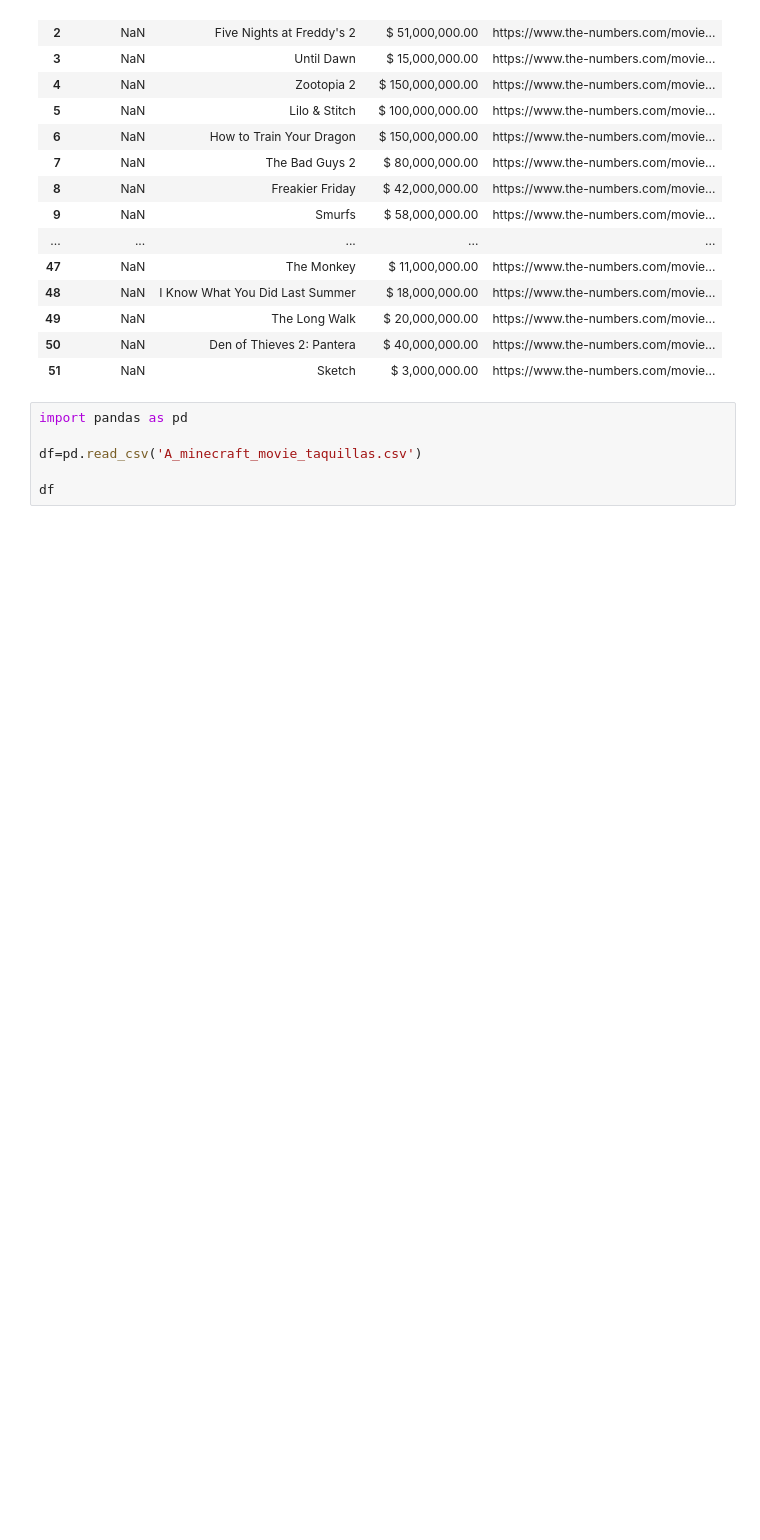
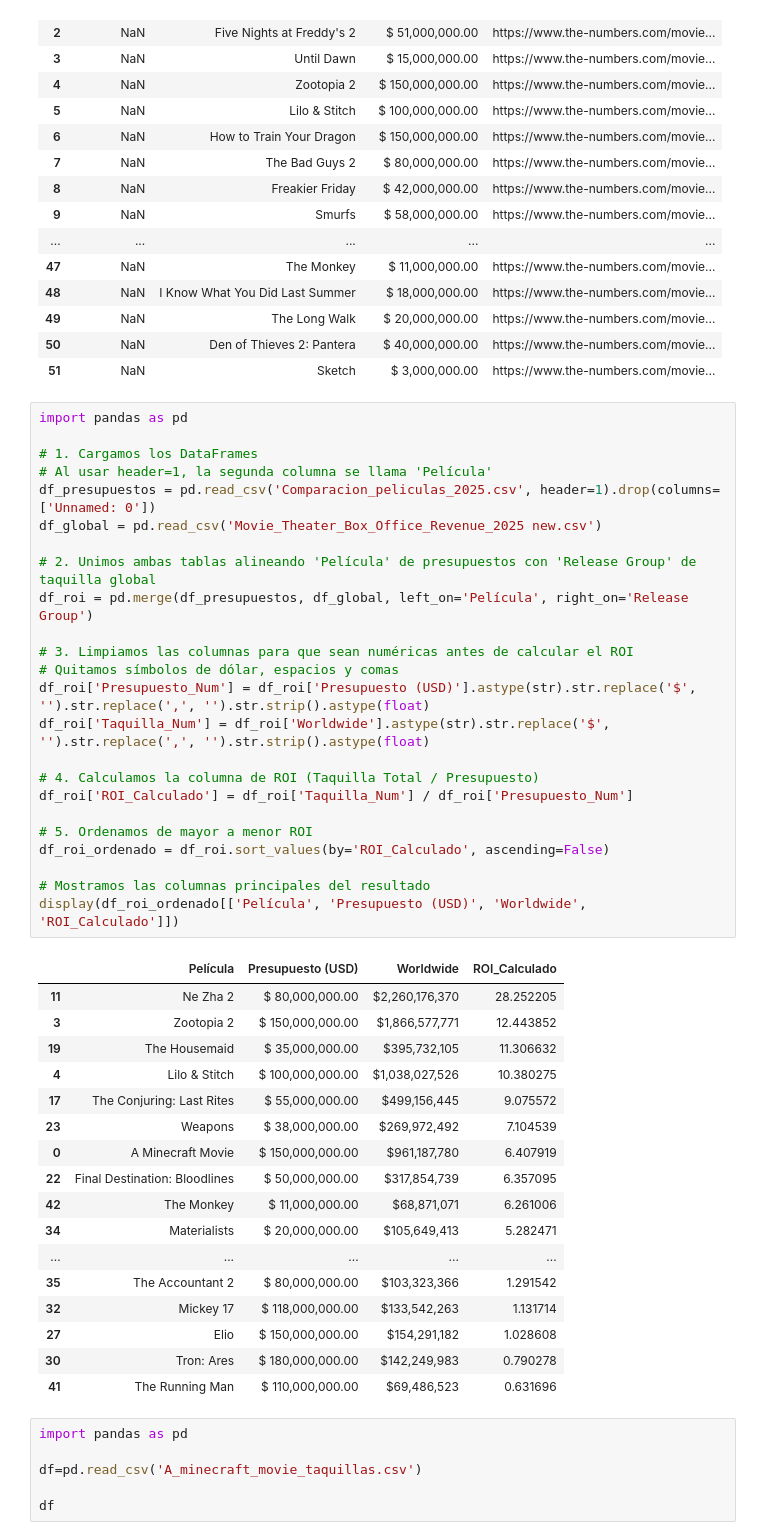
Before and after one commit to AlejandroTanquis/consulting-challenge-, a Jupyter notebook: data/raw/minecraftmovie.ipynb, the cells around one changed output. Saved outputs shown, nothing was run; the diff lists cells and outputs as text; blank space fills up the shorter version.

```diff
--- a/data/raw/minecraftmovie.ipynb
+++ b/data/raw/minecraftmovie.ipynb
@@ -47,6 +35,48 @@ df
 | 49 | NaN | The Long Walk | $ 20,000,000.00 | https://www.the-numbers.com/movie... |
 | 50 | NaN | Den of Thieves 2: Pantera | $ 40,000,000.00 | https://www.the-numbers.com/movie... |
 | 51 | NaN | Sketch | $ 3,000,000.00 | https://www.the-numbers.com/movie... |
+# %%
+import pandas as pd
+
+# 1. Cargamos los DataFrames
+# Al usar header=1, la segunda columna se llama 'Película'
+df_presupuestos = pd.read_csv('Comparacion_peliculas_2025.csv', header=1).drop(columns=['Unnamed: 0'])
+df_global = pd.read_csv('Movie_Theater_Box_Office_Revenue_2025 new.csv')
+
+# 2. Unimos ambas tablas alineando 'Película' de presupuestos con 'Release Group' de taquilla global
+df_roi = pd.merge(df_presupuestos, df_global, left_on='Película', right_on='Release Group')
+
+# 3. Limpiamos las columnas para que sean numéricas antes de calcular el ROI
+# Quitamos símbolos de dólar, espacios y comas
+df_roi['Presupuesto_Num'] = df_roi['Presupuesto (USD)'].astype(str).str.replace('$', '').str.replace(',', '').str.strip().astype(float)
+df_roi['Taquilla_Num'] = df_roi['Worldwide'].astype(str).str.replace('$', '').str.replace(',', '').str.strip().astype(float)
+
+# 4. Calculamos la columna de ROI (Taquilla Total / Presupuesto)
+df_roi['ROI_Calculado'] = df_roi['Taquilla_Num'] / df_roi['Presupuesto_Num']
+
+# 5. Ordenamos de mayor a menor ROI
+df_roi_ordenado = df_roi.sort_values(by='ROI_Calculado', ascending=False)
+
+# Mostramos las columnas principales del resultado
+display(df_roi_ordenado[['Película', 'Presupuesto (USD)', 'Worldwide', 'ROI_Calculado']])
+# %% [output]
+|  | Película | Presupuesto (USD) | Worldwide | ROI_Calculado |
+| 11 | Ne Zha 2 | $ 80,000,000.00 | $2,260,176,370 | 28.252205 |
+| 3 | Zootopia 2 | $ 150,000,000.00 | $1,866,577,771 | 12.443852 |
+| 19 | The Housemaid | $ 35,000,000.00 | $395,732,105 | 11.306632 |
+| 4 | Lilo & Stitch | $ 100,000,000.00 | $1,038,027,526 | 10.380275 |
+| 17 | The Conjuring: Last Rites | $ 55,000,000.00 | $499,156,445 | 9.075572 |
+| 23 | Weapons | $ 38,000,000.00 | $269,972,492 | 7.104539 |
+| 0 | A Minecraft Movie | $ 150,000,000.00 | $961,187,780 | 6.407919 |
+| 22 | Final Destination: Bloodlines | $ 50,000,000.00 | $317,854,739 | 6.357095 |
+| 42 | The Monkey | $ 11,000,000.00 | $68,871,071 | 6.261006 |
+| 34 | Materialists | $ 20,000,000.00 | $105,649,413 | 5.282471 |
+| ... | ... | ... | ... | ... |
+| 35 | The Accountant 2 | $ 80,000,000.00 | $103,323,366 | 1.291542 |
+| 32 | Mickey 17 | $ 118,000,000.00 | $133,542,263 | 1.131714 |
+| 27 | Elio | $ 150,000,000.00 | $154,291,182 | 1.028608 |
+| 30 | Tron: Ares | $ 180,000,000.00 | $142,249,983 | 0.790278 |
+| 41 | The Running Man | $ 110,000,000.00 | $69,486,523 | 0.631696 |
 # %%
 import pandas as pd
 
```
Also changed, not shown: parts of 1 cell of this notebook.
